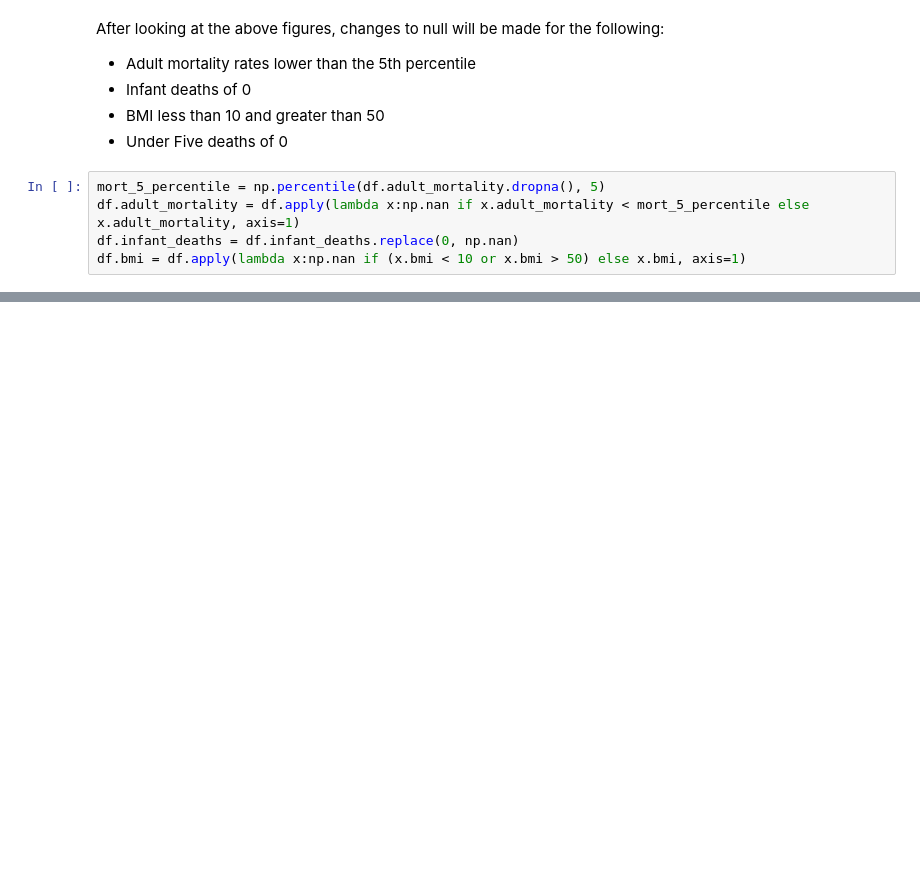
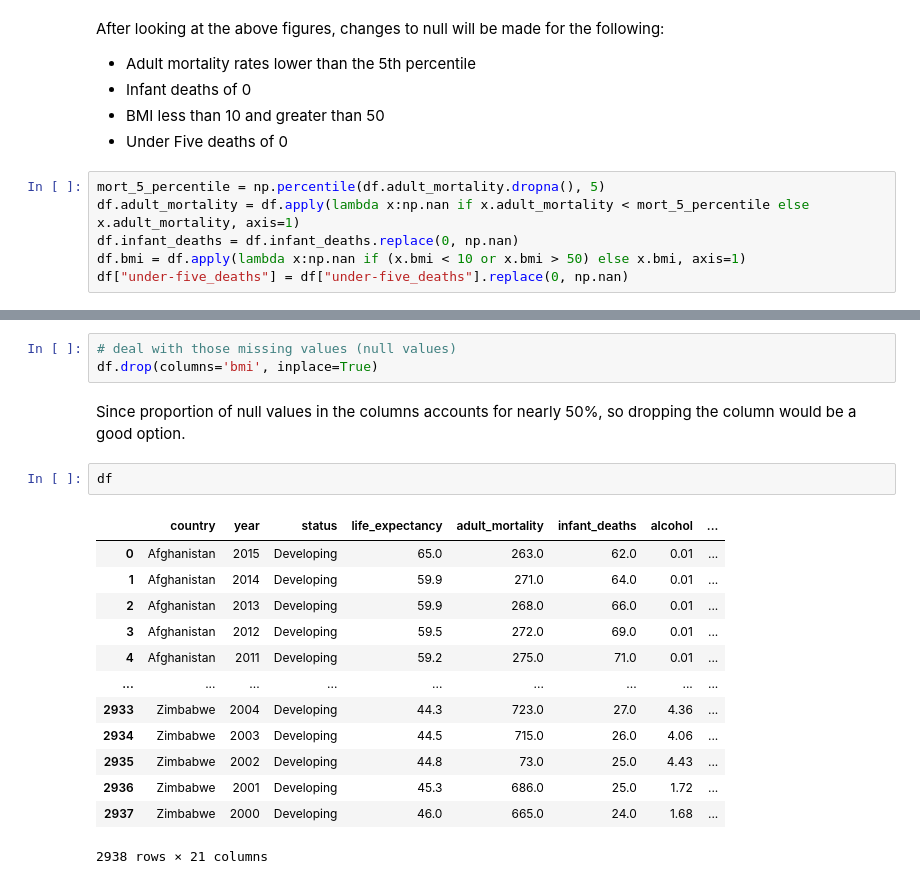
Before and after one commit to Dnezzhello/python_project, a Jupyter notebook: life_expectancy.ipynb, the cells around one changed output, grey strips where cells are left out. Saved outputs shown, nothing was run; the diff lists cells and outputs as text; blank space fills up the shorter version.

```diff
--- a/life_expectancy.ipynb
+++ b/life_expectancy.ipynb
@@ -112,6 +112,7 @@ mort_5_percentile = np.percentile(df.adult_mortality.dropna(), 5)
 df.adult_mortality = df.apply(lambda x:np.nan if x.adult_mortality < mort_5_percentile else x.adult_mortality, axis=1)
 df.infant_deaths = df.infant_deaths.replace(0, np.nan)
 df.bmi = df.apply(lambda x:np.nan if (x.bmi < 10 or x.bmi > 50) else x.bmi, axis=1)
+df["under-five_deaths"] = df["under-five_deaths"].replace(0, np.nan)
 # %%
 # to further the understanding upon the above code
 print(f"The 5th percile of adult mortality rates is {mort_5_percentile}")
@@ -139,0 +187,21 @@ memory usage: 505.1+ KB
+# %%
+# deal with those missing values (null values)
+df.drop(columns='bmi', inplace=True)
+# %% [markdown]
+Since proportion of null values in the columns accounts for nearly 50%, so dropping the column would be a good option.
+# %%
+df
+# %% [output]
+|  | country | year | status | life_expectancy | adult_mortality | infant_deaths | alcohol | ... |
+| 0 | Afghanistan | 2015 | Developing | 65.0 | 263.0 | 62.0 | 0.01 | ... |
+| 1 | Afghanistan | 2014 | Developing | 59.9 | 271.0 | 64.0 | 0.01 | ... |
+| 2 | Afghanistan | 2013 | Developing | 59.9 | 268.0 | 66.0 | 0.01 | ... |
+| 3 | Afghanistan | 2012 | Developing | 59.5 | 272.0 | 69.0 | 0.01 | ... |
+| 4 | Afghanistan | 2011 | Developing | 59.2 | 275.0 | 71.0 | 0.01 | ... |
+| ... | ... | ... | ... | ... | ... | ... | ... | ... |
+| 2933 | Zimbabwe | 2004 | Developing | 44.3 | 723.0 | 27.0 | 4.36 | ... |
+| 2934 | Zimbabwe | 2003 | Developing | 44.5 | 715.0 | 26.0 | 4.06 | ... |
+| 2935 | Zimbabwe | 2002 | Developing | 44.8 | 73.0 | 25.0 | 4.43 | ... |
+| 2936 | Zimbabwe | 2001 | Developing | 45.3 | 686.0 | 25.0 | 1.72 | ... |
+| 2937 | Zimbabwe | 2000 | Developing | 46.0 | 665.0 | 24.0 | 1.68 | ... |
+2938 rows × 21 columns
```
Also changed, not shown: parts of 9 cells of this notebook.
